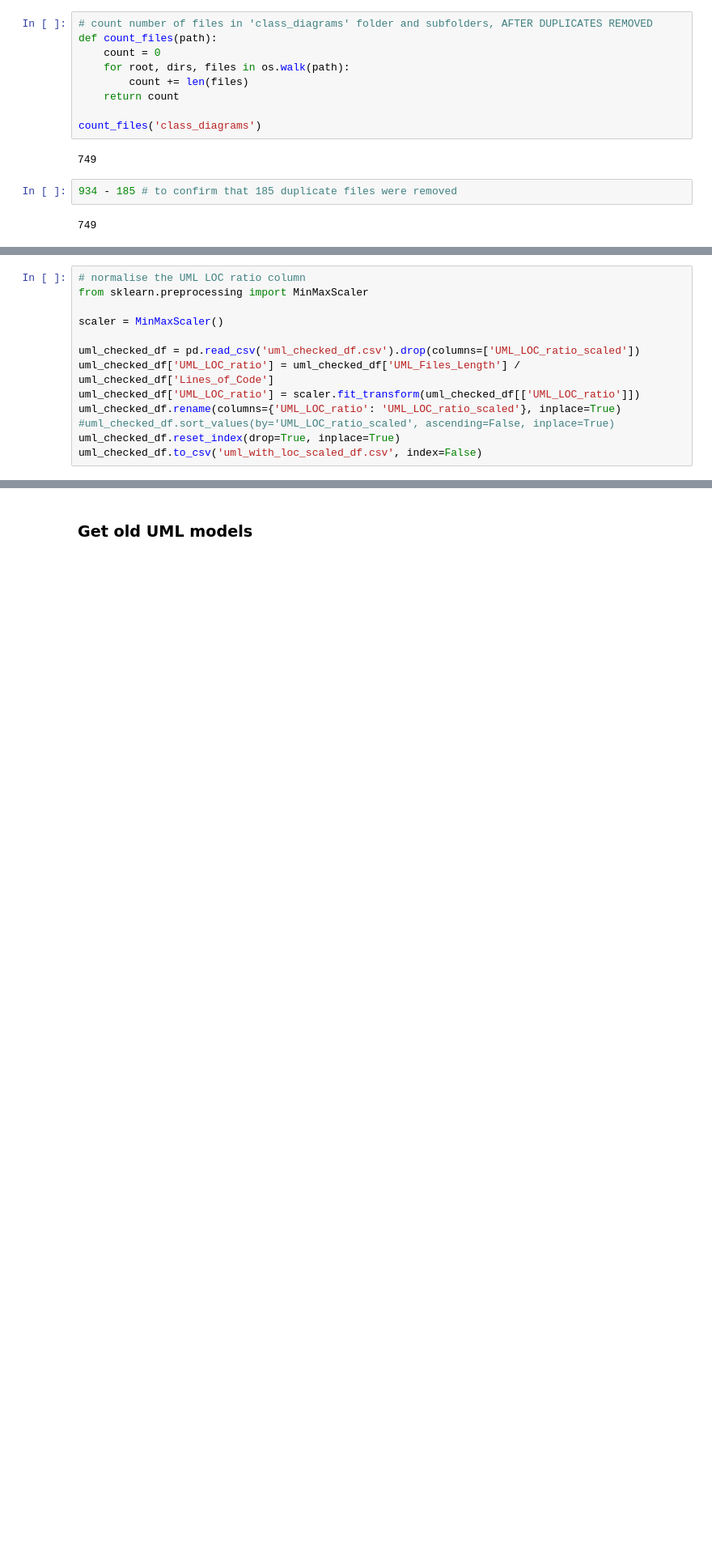
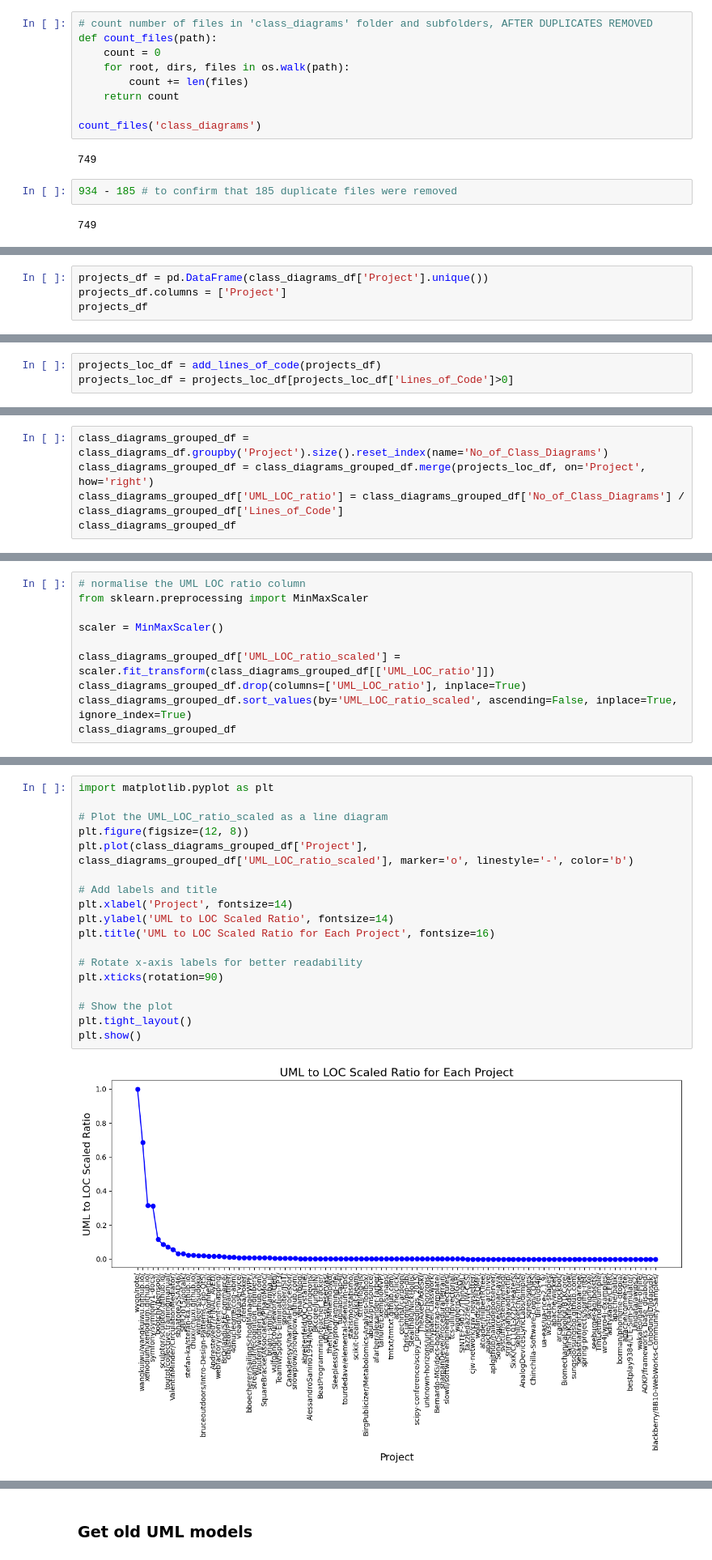
Before and after one commit to zakipauzi/uml_code_traceability, a Jupyter notebook: 2_filter_repos.ipynb, the cells around one changed output, grey strips where cells are left out. Shown at 81% size. Drawn from its saved outputs; the diff is of its cells as text; blank space fills up the shorter version.

Commit message:
UML LOC ratio scaled

```diff
--- a/2_filter_repos.ipynb
+++ b/2_filter_repos.ipynb
@@ -270,0 +264,4 @@ count_files('class_diagrams')
+# %%
+projects_df = pd.DataFrame(class_diagrams_df['Project'].unique())
+projects_df.columns = ['Project']
+projects_df
@@ -298,0 +299,3 @@ Error: 404 Client Error: Not Found for url: https://api.github.com/repos/stupidi
+# %%
+projects_loc_df = add_lines_of_code(projects_df)
+projects_loc_df = projects_loc_df[projects_loc_df['Lines_of_Code']>0]
@@ -298,0 +318,5 @@ Error: 404 Client Error: Not Found for url: https://api.github.com/repos/stupidi
+# %%
+class_diagrams_grouped_df = class_diagrams_df.groupby('Project').size().reset_index(name='No_of_Class_Diagrams')
+class_diagrams_grouped_df = class_diagrams_grouped_df.merge(projects_loc_df, on='Project', how='right')
+class_diagrams_grouped_df['UML_LOC_ratio'] = class_diagrams_grouped_df['No_of_Class_Diagrams'] / class_diagrams_grouped_df['Lines_of_Code']
+class_diagrams_grouped_df
@@ -302,10 +340,7 @@ from sklearn.preprocessing import MinMaxScaler
 
 scaler = MinMaxScaler()
 
-uml_checked_df = pd.read_csv('uml_checked_df.csv').drop(columns=['UML_LOC_ratio_scaled'])
-uml_checked_df['UML_LOC_ratio'] = uml_checked_df['UML_Files_Length'] / uml_checked_df['Lines_of_Code']
-uml_checked_df['UML_LOC_ratio'] = scaler.fit_transform(uml_checked_df[['UML_LOC_ratio']])
-uml_checked_df.rename(columns={'UML_LOC_ratio': 'UML_LOC_ratio_scaled'}, inplace=True)
-#uml_checked_df.sort_values(by='UML_LOC_ratio_scaled', ascending=False, inplace=True)
-uml_checked_df.reset_index(drop=True, inplace=True)
-uml_checked_df.to_csv('uml_with_loc_scaled_df.csv', index=False)
+class_diagrams_grouped_df['UML_LOC_ratio_scaled'] = scaler.fit_transform(class_diagrams_grouped_df[['UML_LOC_ratio']])
+class_diagrams_grouped_df.drop(columns=['UML_LOC_ratio'], inplace=True)
+class_diagrams_grouped_df.sort_values(by='UML_LOC_ratio_scaled', ascending=False, inplace=True, ignore_index=True)
+class_diagrams_grouped_df
@@ -356,0 +361,20 @@ grouped_uml_files_df['UML_Files_Length'].sum()
+# %%
+import matplotlib.pyplot as plt
+
+# Plot the UML_LOC_ratio_scaled as a line diagram
+plt.figure(figsize=(12, 8))
+plt.plot(class_diagrams_grouped_df['Project'], class_diagrams_grouped_df['UML_LOC_ratio_scaled'], marker='o', linestyle='-', color='b')
+
+# Add labels and title
+plt.xlabel('Project', fontsize=14)
+plt.ylabel('UML to LOC Scaled Ratio', fontsize=14)
+plt.title('UML to LOC Scaled Ratio for Each Project', fontsize=16)
+
+# Rotate x-axis labels for better readability
+plt.xticks(rotation=90)
+
+# Show the plot
+plt.tight_layout()
+plt.show()
+# %% [output]
+[figure, added]
```
Also changed, not shown: parts of 17 cells of this notebook, 1 other file.
